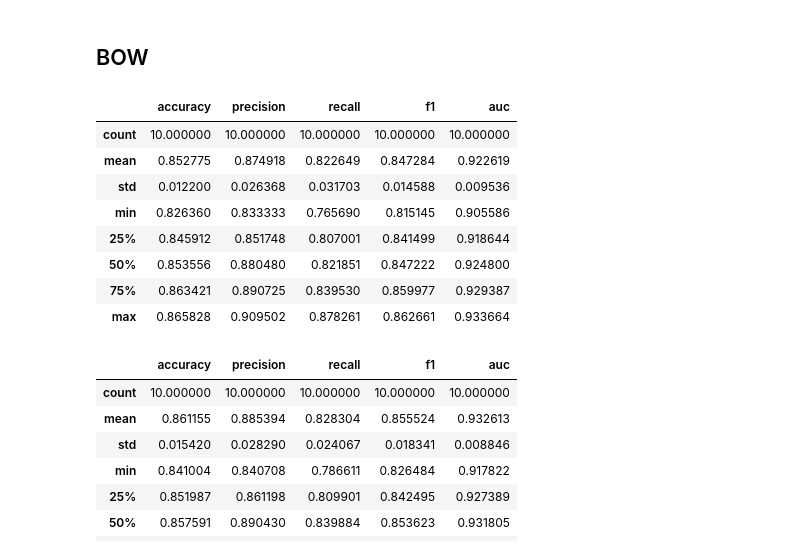
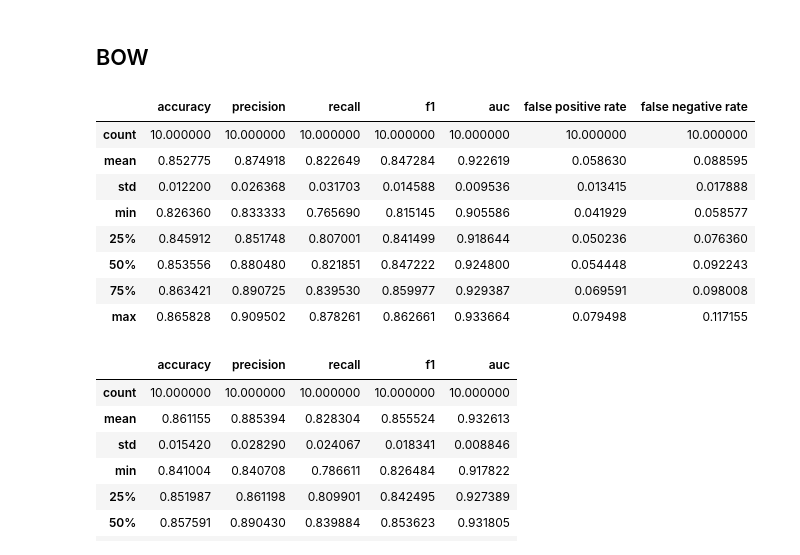
Before and after one commit to ben-dom393/DSA4263_Dating_Fraud, a Jupyter notebook: notebooks/profiles_logistic_regression.ipynb, the cells around one changed output. Drawn from its saved outputs; the diff is of its cells as text; code cells hidden in the pictures.

```diff
--- a/notebooks/profiles_logistic_regression.ipynb
+++ b/notebooks/profiles_logistic_regression.ipynb
@@ -53,7 +53,7 @@ X
 # %%
 kf = KFold(n_splits=10, shuffle=True, random_state=42)
 # %%
-report = pd.DataFrame(columns=['accuracy', 'precision', 'recall', 'f1', 'auc'])
+report = pd.DataFrame(columns=['accuracy', 'precision', 'recall', 'f1', 'auc','false positive rate','false negative rate'])
 for i, (train_idx, val_idx) in enumerate(kf.split(X)):
     X_train, X_val = X.iloc[train_idx], X.iloc[val_idx]
     y_train, y_val = y.iloc[train_idx], y.iloc[val_idx]
@@ -70,13 +70,30 @@ for i, (train_idx, val_idx) in enumerate(kf.split(X)):
     # make a prediction
     y_pred = LR.predict(X_val_ohe)
     y_pred_proba = LR.predict_proba(X_val_ohe)[:, 1]
+    cm = confusion_matrix(y_val, y_pred)
+
+    # Extract TN, FP, FN, TP from confusion matrix
+    tn, fp, fn, tp = cm.ravel()
+
+    # Calculate metrics for the current fold
+    accuracy = accuracy_score(y_val, y_pred)
+    precision = precision_score(y_val, y_pred)
+    recall = recall_score(y_val, y_pred)
+    f1 = f1_score(y_val, y_pred)
+
+    # Calculate false positive rate and false negative rate
+    total_samples = len(X_val)  # Total number of samples in current fold
+    false_positive_rate = fp / total_samples  # False positive rate
+    false_negative_rate = fn / total_samples  # False negative rate
 
     # add the results to the report
     report.loc[i] = [accuracy_score(y_val, y_pred),
                      precision_score(y_val, y_pred),
                      recall_score(y_val, y_pred),
                      f1_score(y_val, y_pred),
-                     roc_auc_score(y_val, y_pred_proba)]
+                     roc_auc_score(y_val, y_pred_proba),
+                     false_positive_rate,
+                     false_negative_rate]
 
 report.describe()
 # %% [output]
@@ -168,42 +185,59 @@ X['stem']=X['description'].apply(stem_words)
 # %% [markdown]
 ## BOW
 # %%
-report = pd.DataFrame(columns=['accuracy', 'precision', 'recall', 'f1', 'auc'])
+report = pd.DataFrame(columns=['accuracy', 'precision', 'recall', 'f1', 'auc','false positive rate','false negative rate'])
 for i, (train_idx, val_idx) in enumerate(kf.split(X)):
     X_train, X_val = X.iloc[train_idx], X.iloc[val_idx]
     y_train, y_val = y.iloc[train_idx], y.iloc[val_idx]
 
     bow_vectorizer = CountVectorizer(max_features=1000)
 
     X_train_bow = bow_vectorizer.fit_transform(X_train["description"])
     X_val_bow = bow_vectorizer.transform(X_val["description"])
 
     # fit a logistic regression model to the data
-    LR_bow = LogisticRegression(max_iter=1000)
+    LR_bow = LogisticRegression()
     LR_bow.fit(X_train_bow, y_train)
 
     # make a prediction
     y_pred = LR_bow.predict(X_val_bow)
     y_pred_proba = LR_bow.predict_proba(X_val_bow)[:, 1]
+    cm = confusion_matrix(y_val, y_pred)
+
+    # Extract TN, FP, FN, TP from confusion matrix
+    tn, fp, fn, tp = cm.ravel()
+
+    # Calculate metrics for the current fold
+    accuracy = accuracy_score(y_val, y_pred)
+    precision = precision_score(y_val, y_pred)
+    recall = recall_score(y_val, y_pred)
+    f1 = f1_score(y_val, y_pred)
+
+    # Calculate false positive rate and false negative rate
+    total_samples = len(X_val)  # Total number of samples in current fold
+    false_positive_rate = fp / total_samples  # False positive rate
+    false_negative_rate = fn / total_samples  # False negative rate
 
     # add the results to the report
     report.loc[i] = [accuracy_score(y_val, y_pred),
                      precision_score(y_val, y_pred),
                      recall_score(y_val, y_pred),
                      f1_score(y_val, y_pred),
-                     roc_auc_score(y_val, y_pred_proba)]
+                     roc_auc_score(y_val, y_pred_proba),
+                     false_positive_rate,
+                     false_negative_rate]
 
 report.describe()
 # %% [output]
-|  | accuracy | precision | recall | f1 | auc |
-| count | 10.000000 | 10.000000 | 10.000000 | 10.000000 | 10.000000 |
-| mean | 0.852775 | 0.874918 | 0.822649 | 0.847284 | 0.922619 |
-| std | 0.012200 | 0.026368 | 0.031703 | 0.014588 | 0.009536 |
-| min | 0.826360 | 0.833333 | 0.765690 | 0.815145 | 0.905586 |
-| 25% | 0.845912 | 0.851748 | 0.807001 | 0.841499 | 0.918644 |
-| 50% | 0.853556 | 0.880480 | 0.821851 | 0.847222 | 0.924800 |
-| 75% | 0.863421 | 0.890725 | 0.839530 | 0.859977 | 0.929387 |
-| max | 0.865828 | 0.909502 | 0.878261 | 0.862661 | 0.933664 |
+|  | accuracy | precision | recall | f1 | auc | false positive rate | false negative rate |
+| count | 10.000000 | 10.000000 | 10.000000 | 10.000000 | 10.000000 | 10.000000 | 10.000000 |
+| mean | 0.852775 | 0.874918 | 0.822649 | 0.847284 | 0.922619 | 0.058630 | 0.088595 |
+| std | 0.012200 | 0.026368 | 0.031703 | 0.014588 | 0.009536 | 0.013415 | 0.017888 |
+| min | 0.826360 | 0.833333 | 0.765690 | 0.815145 | 0.905586 | 0.041929 | 0.058577 |
+| 25% | 0.845912 | 0.851748 | 0.807001 | 0.841499 | 0.918644 | 0.050236 | 0.076360 |
+| 50% | 0.853556 | 0.880480 | 0.821851 | 0.847222 | 0.924800 | 0.054448 | 0.092243 |
+| 75% | 0.863421 | 0.890725 | 0.839530 | 0.859977 | 0.929387 | 0.069591 | 0.098008 |
+| max | 0.865828 | 0.909502 | 0.878261 | 0.862661 | 0.933664 | 0.079498 | 0.117155 |
 # %%
 report = pd.DataFrame(columns=['accuracy', 'precision', 'recall', 'f1', 'auc'])
 for i, (train_idx, val_idx) in enumerate(kf.split(X)):
```
Also changed, not shown: parts of 2 cells of this notebook.
